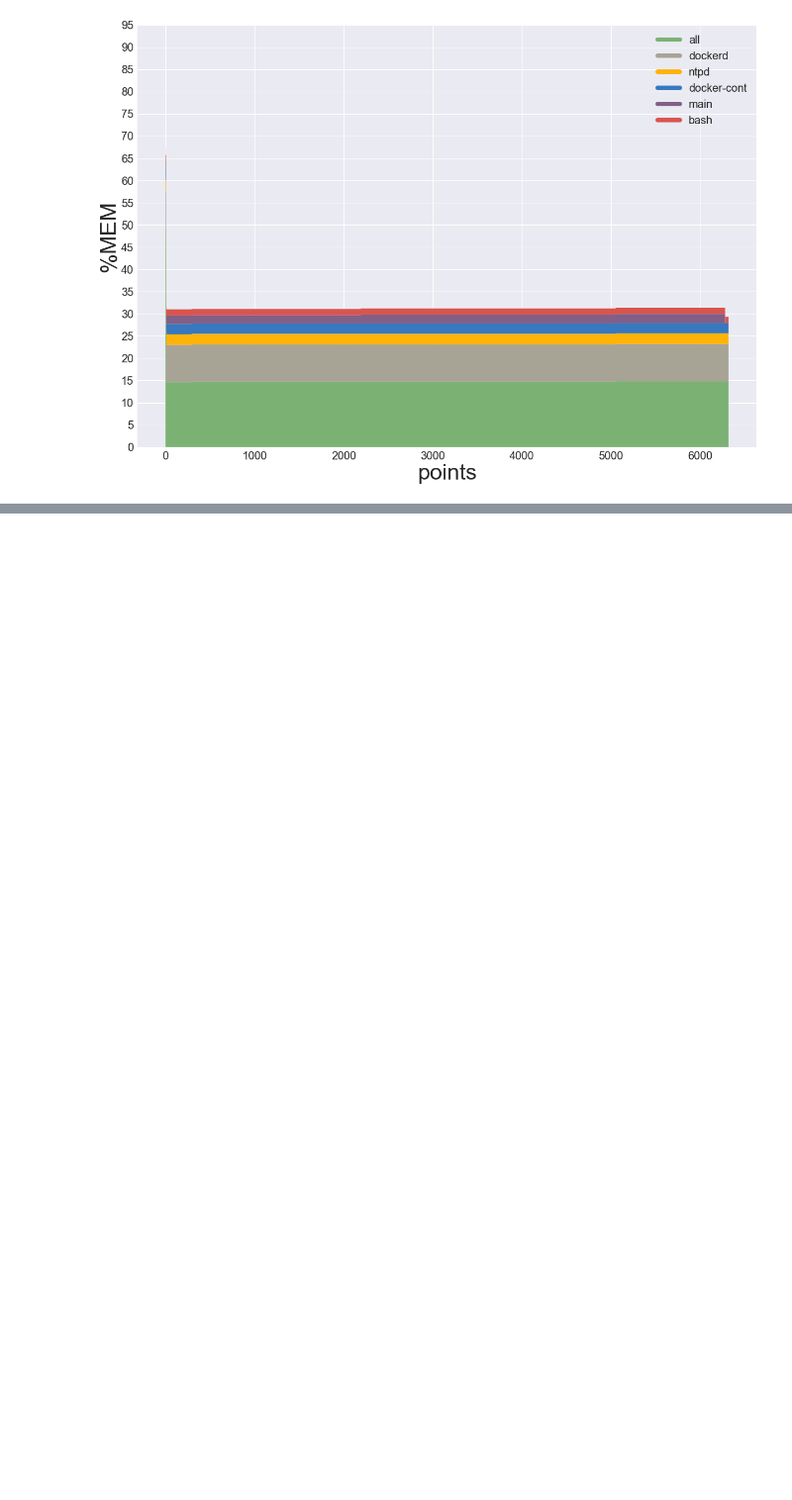
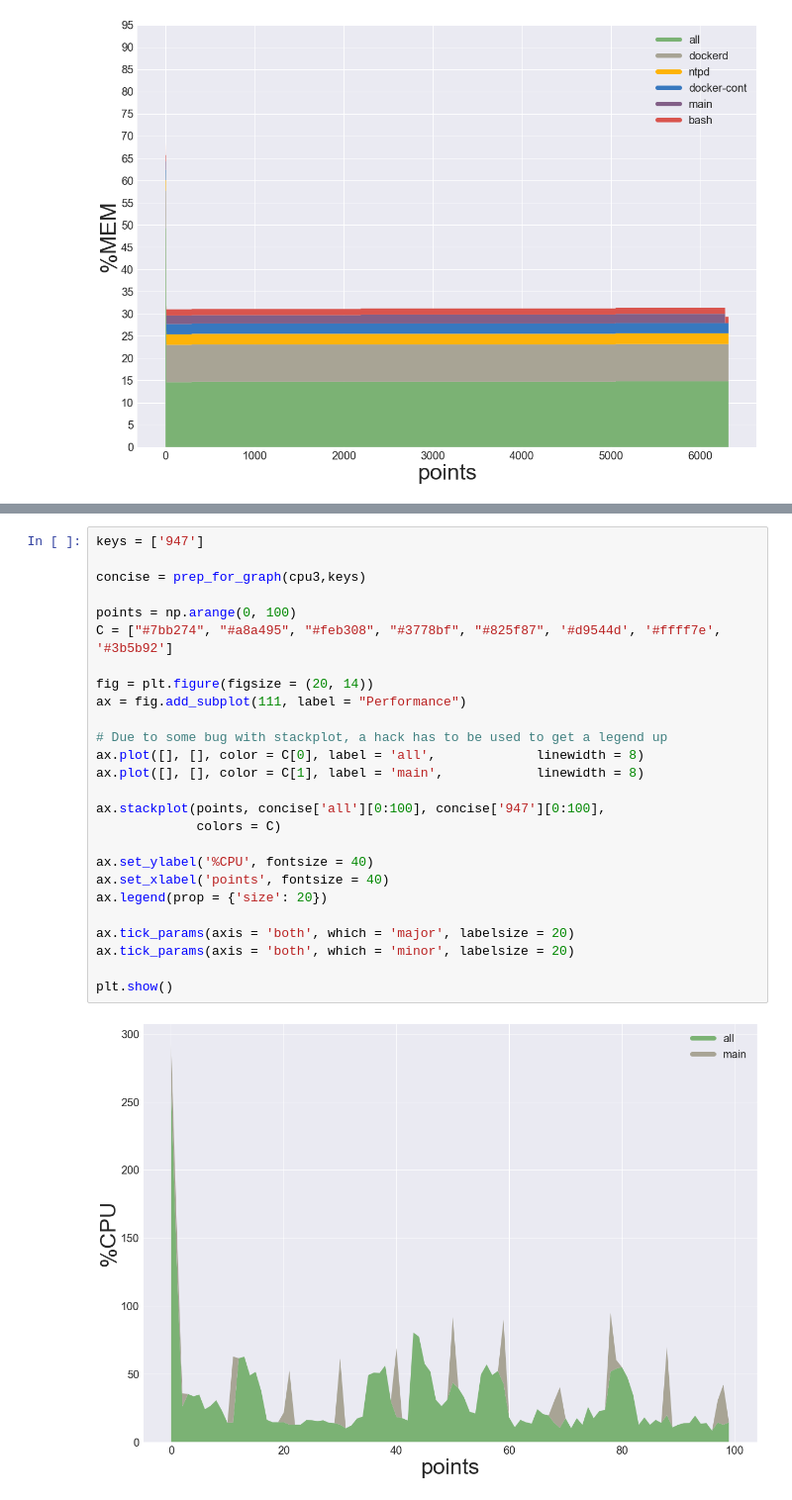
Before and after one commit to ThibaultHuyet/data_parsing, a Jupyter notebook: Notebooks/Raspberry Pi Performance.ipynb, the cells around one changed output, grey strips where cells are left out. Shown at 99% size. Cells and saved outputs as stored; diff of their text form; blank space fills up the shorter version.

```diff
--- a/Notebooks/Raspberry Pi Performance.ipynb
+++ b/Notebooks/Raspberry Pi Performance.ipynb
@@ -967,0 +1184,28 @@ Key: 542        Mean 0.9
+# %%
+keys = ['947']
+
+concise = prep_for_graph(cpu3,keys)
+
+points = np.arange(0, 100)
+C = ["#7bb274", "#a8a495", "#feb308", "#3778bf", "#825f87", '#d9544d', '#ffff7e', '#3b5b92']
+
+fig = plt.figure(figsize = (20, 14))
+ax = fig.add_subplot(111, label = "Performance")
+
+# Due to some bug with stackplot, a hack has to be used to get a legend up
+ax.plot([], [], color = C[0], label = 'all',             linewidth = 8)
+ax.plot([], [], color = C[1], label = 'main',            linewidth = 8)
+
+ax.stackplot(points, concise['all'][0:100], concise['947'][0:100],
+             colors = C)
+
+ax.set_ylabel('%CPU', fontsize = 40)
+ax.set_xlabel('points', fontsize = 40)
+ax.legend(prop = {'size': 20})
+
+ax.tick_params(axis = 'both', which = 'major', labelsize = 20)
+ax.tick_params(axis = 'both', which = 'minor', labelsize = 20)
+
+plt.show()
+# %% [output]
+[figure, added]
```
Also changed, not shown: parts of 15 cells of this notebook, 9 other files.
